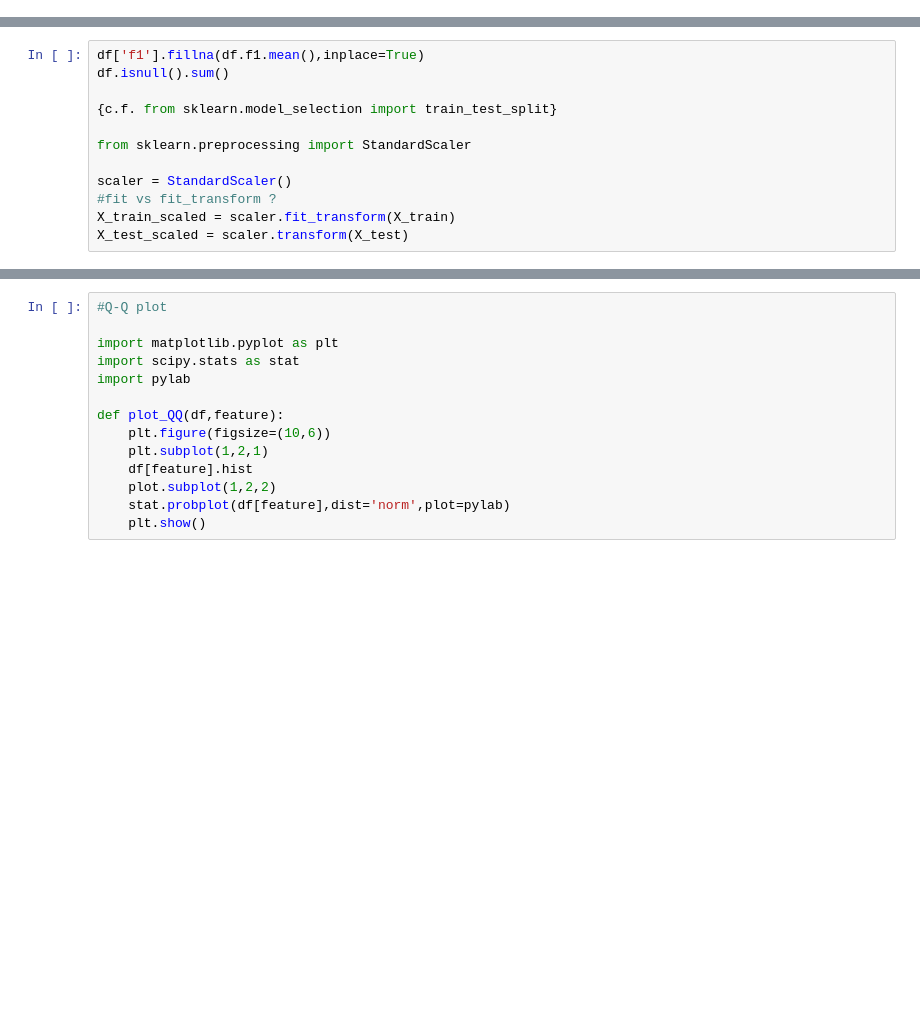
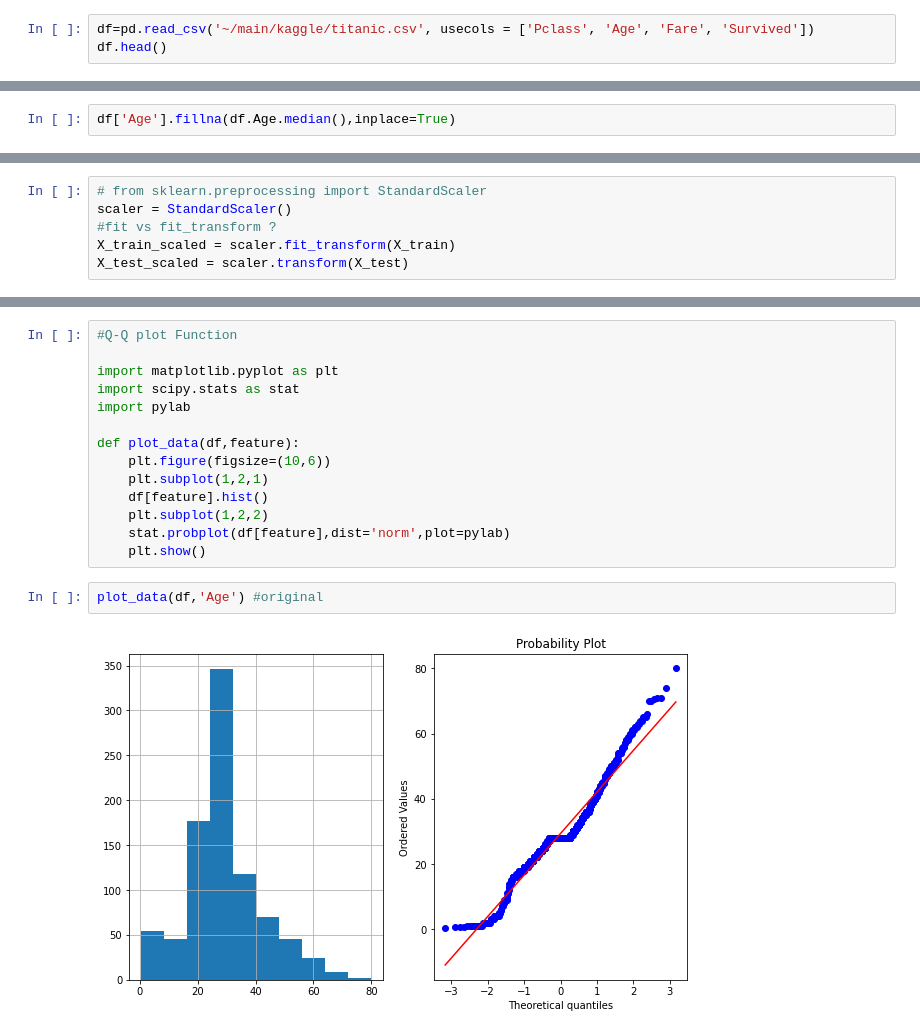
Before and after one commit to jey-kim/study, a Jupyter notebook: feature_engineering/Feature_Transformation.ipynb, the cells around one changed output, grey strips where cells are left out. Cells and saved outputs as stored; diff of their text form; blank space fills up the shorter version.

```diff
--- a/feature_engineering/Feature_Transformation.ipynb
+++ b/feature_engineering/Feature_Transformation.ipynb
@@ -52,0 +62,3 @@ Types of transformation
+# %%
+df=pd.read_csv('~/main/kaggle/titanic.csv', usecols = ['Pclass', 'Age', 'Fare', 'Survived'])
+df.head()
@@ -52,0 +96,2 @@ Types of transformation
+# %%
+df['Age'].fillna(df.Age.median(),inplace=True)
@@ -58,11 +167,5 @@ z=(x-mean(x))/std(x)
 # %%
-df['f1'].fillna(df.f1.mean(),inplace=True)
-df.isnull().sum()
-
-{c.f. from sklearn.model_selection import train_test_split}
-
-from sklearn.preprocessing import StandardScaler
-
+# from sklearn.preprocessing import StandardScaler
 scaler = StandardScaler()
 #fit vs fit_transform ?
 X_train_scaled = scaler.fit_transform(X_train)
@@ -107,14 +279,18 @@ Is a feature gaussian? PLOT together with the line.
 # %%
-#Q-Q plot
+#Q-Q plot Function
 
 import matplotlib.pyplot as plt
 import scipy.stats as stat
 import pylab
 
-def plot_QQ(df,feature):
+def plot_data(df,feature):
     plt.figure(figsize=(10,6))
     plt.subplot(1,2,1)
-    df[feature].hist
-    plot.subplot(1,2,2)
+    df[feature].hist()
+    plt.subplot(1,2,2)
     stat.probplot(df[feature],dist='norm',plot=pylab)
     plt.show()
+# %%
+plot_data(df,'Age') #original
+# %% [output]
+[figure, added]
```
Also changed, not shown: parts of 48 cells of this notebook.
